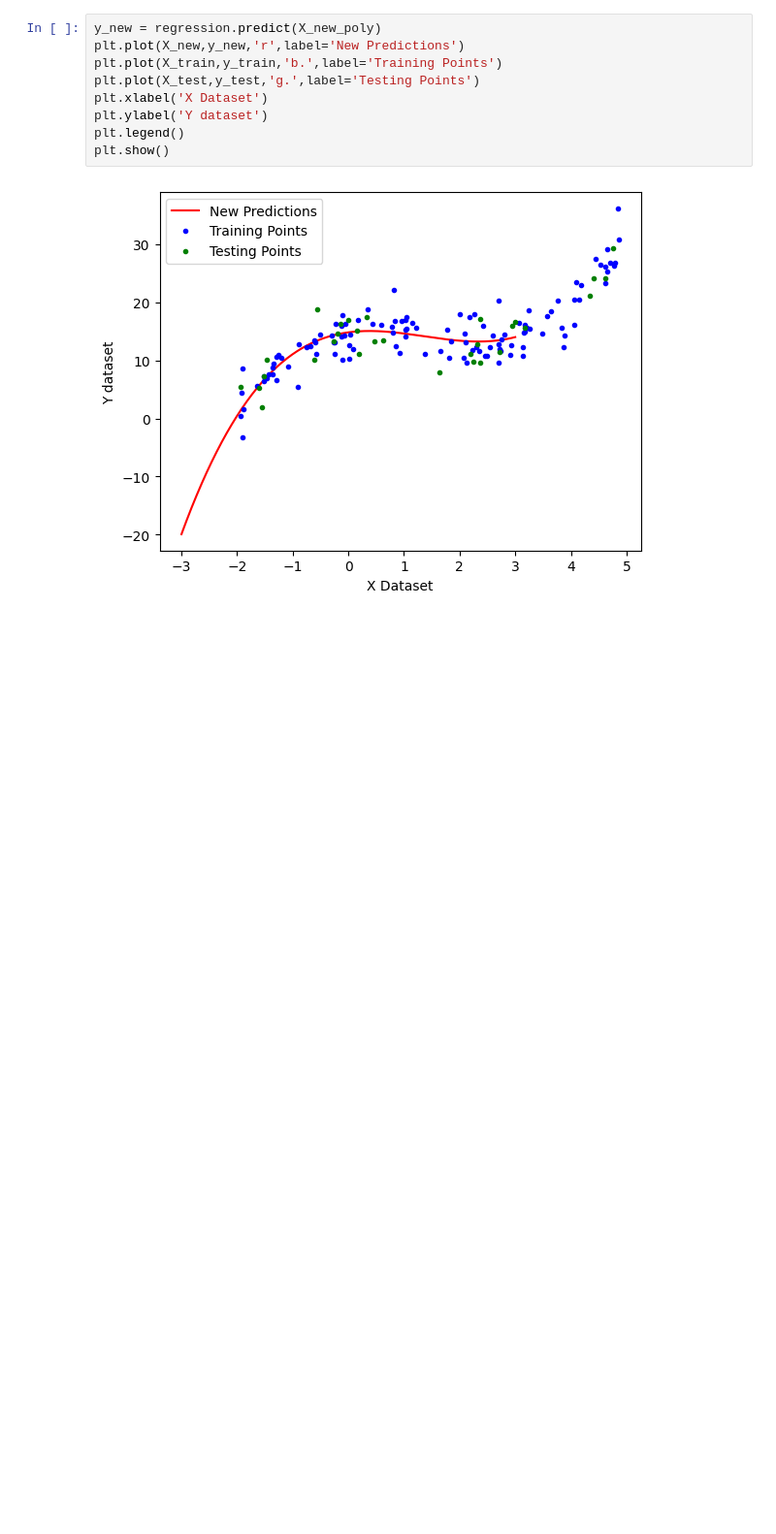
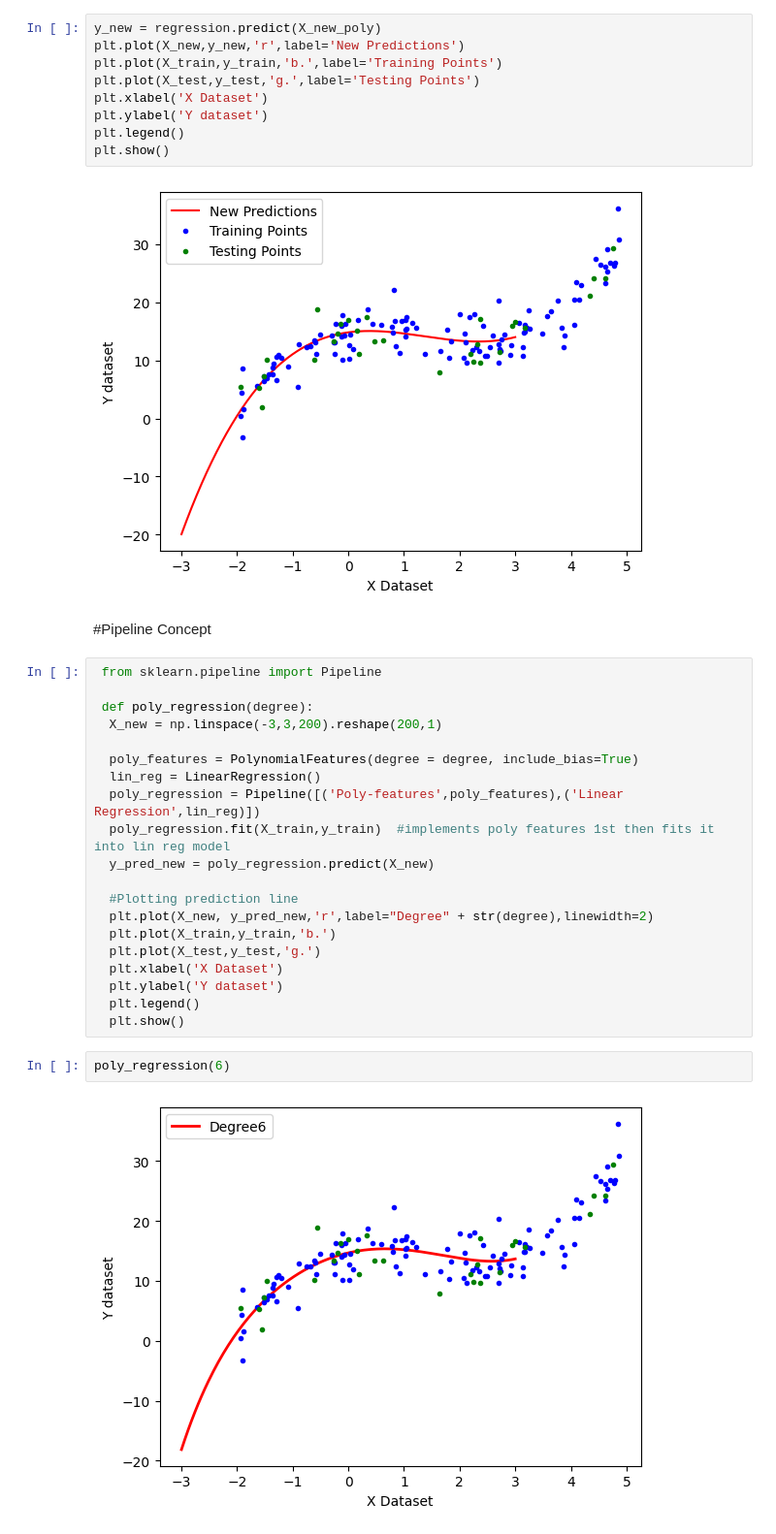
Before and after one commit to Ish-i-ka/DATA-SCIENCE-JOURNEY, a Jupyter notebook: udemy_datascience/16-Machine Learning/PolynomialRegression.ipynb, the cells around one changed output. Shown: that part at 97% size. Saved outputs shown, nothing was run; the diff lists cells and outputs as text; blank space fills up the shorter version.

Commit message:
Update PolynomialRegression.ipynb
added Pipeline new concept to the Polynomial Regression problem

```diff
--- a/udemy_datascience/16-Machine Learning/PolynomialRegression.ipynb
+++ b/udemy_datascience/16-Machine Learning/PolynomialRegression.ipynb
@@ -175,3 +175,29 @@ plt.legend()
 plt.show()
 # %% [output]
 [figure]
+# %% [markdown]
+#Pipeline Concept
+# %%
+ from sklearn.pipeline import Pipeline
+
+ def poly_regression(degree):
+  X_new = np.linspace(-3,3,200).reshape(200,1)
+
+  poly_features = PolynomialFeatures(degree = degree, include_bias=True)
+  lin_reg = LinearRegression()
+  poly_regression = Pipeline([('Poly-features',poly_features),('Linear Regression',lin_reg)])
+  poly_regression.fit(X_train,y_train)  #implements poly features 1st then fits it into lin reg model
+  y_pred_new = poly_regression.predict(X_new)
+
+  #Plotting prediction line
+  plt.plot(X_new, y_pred_new,'r',label="Degree" + str(degree),linewidth=2)
+  plt.plot(X_train,y_train,'b.')
+  plt.plot(X_test,y_test,'g.')
+  plt.xlabel('X Dataset')
+  plt.ylabel('Y dataset')
+  plt.legend()
+  plt.show()
+# %%
+poly_regression(6)
+# %% [output]
+[figure, added]
```
